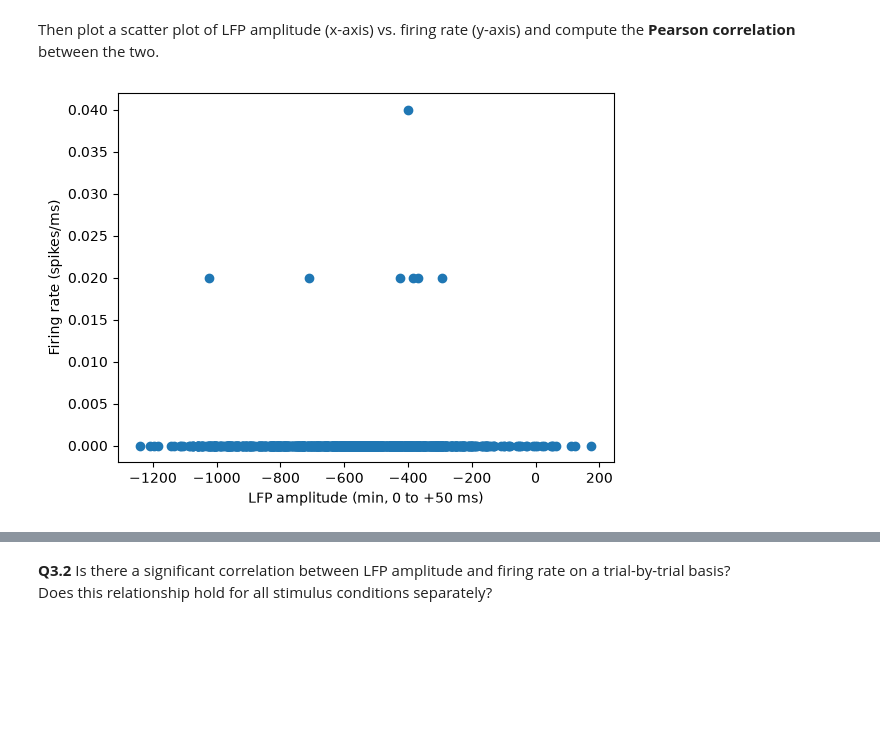
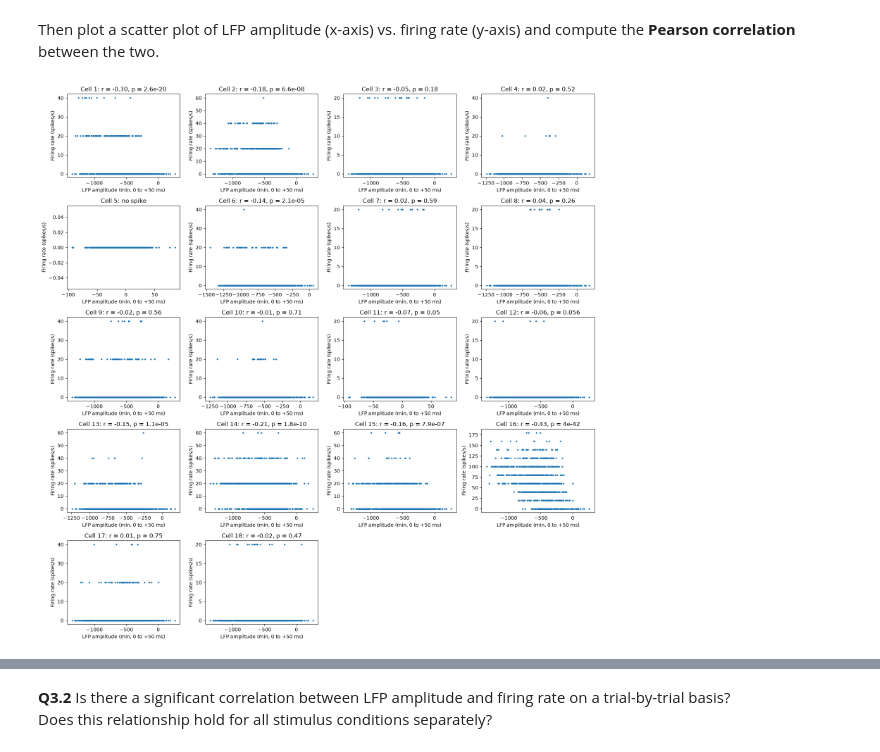
Before and after one commit to Elnettelucas/Groupe_21_HW_DataAnalysis_2026.ipynb, a Jupyter notebook: HW_SU_LFP_111026_student_2026.ipynb, the cells around one changed output, grey strips where cells are left out. Saved outputs shown, nothing was run; the diff lists cells and outputs as text; code cells hidden in the pictures; blank space fills up the shorter version.

```diff
--- a/HW_SU_LFP_111026_student_2026.ipynb
+++ b/HW_SU_LFP_111026_student_2026.ipynb
@@ -513,27 +539,61 @@ For each trial, compute:
 
 Then plot a scatter plot of LFP amplitude (x-axis) vs. firing rate (y-axis) and compute the **Pearson correlation** between the two.
 # %%
-n = 3                                   # Cell 4 (cells[0] = Cell 1) ; change n pour une autre cellule
-lfp = cells[n]['LFP']
-StimCond = cells[n]['StimCond']
+# 3.2 - Trial-by-trial LFP amplitude vs. firing rate, for the 18 cells
+lfp_amplitudes = []     # one array per cell: LFP minimum of each trial (900 values)
+firing_rates = []       # one array per cell: firing rate of each trial (900 values)
 
-# On découpe le LFP autour de chaque stimulus, comme pour Unit
-lfp_aligned = []
-for i in range(len(StimCond)):
-    stim_onset = StimCond[i, 0] + 50
-    lfp_aligned.append(lfp[stim_onset-50 : stim_onset+100])
-lfp_aligned = np.array(lfp_aligned)
+for n in range(len(cells)):
+    lfp = cells[n]['LFP']
+    StimCond = cells[n]['StimCond']
 
-# Pour chaque essai, entre 0 et +50 ms (colonnes 50 à 100)
-lfp_amplitude = np.min(lfp_aligned[:, 50:100], axis=1)             # minimum du LFP
-firing_rate = np.mean(unit_aligned[n][:, 50:100], axis=1)          # moyenne du tableau de spikes
+    # Cut the LFP around each stimulus, as for Unit
+    lfp_aligned = []
+    for i in range(len(StimCond)):
+        stim_onset = StimCond[i, 0] + 50
+        lfp_aligned.append(lfp[stim_onset-50 : stim_onset+100])
+    lfp_aligned = np.array(lfp_aligned)
 
-plt.scatter(lfp_amplitude, firing_rate)
-plt.xlabel('LFP amplitude (min, 0 to +50 ms)')
-plt.ylabel('Firing rate (spikes/ms)')
+    # For each trial, between 0 and +50 ms (columns 50 to 100)
+    lfp_amplitudes.append(np.min(lfp_aligned[:, 50:100], axis=1))              # LFP minimum
+    firing_rates.append(np.mean(unit_aligned[n][:, 50:100], axis=1) * 1000)   # mean of the spike array, spikes/ms -> spikes/s
+
+# Scatter plot for each cell, with the Pearson correlation in the title
+plt.figure(figsize=(16, 16))
+for n in range(len(cells)):
+    plt.subplot(5, 4, n+1)
+    plt.scatter(lfp_amplitudes[n], firing_rates[n], s=5)
+    if np.sum(firing_rates[n]) == 0:
+        # No spike at all: the correlation cannot be computed
+        plt.title('Cell ' + str(n+1) + ': no spike')
+    else:
+        r, p = stats.pearsonr(lfp_amplitudes[n], firing_rates[n])
+        plt.title(f"Cell {n+1}: r = {r:.2f}, p = {p:.2g}")
+    plt.xlabel('LFP amplitude (min, 0 to +50 ms)')
+    plt.ylabel('Firing rate (spikes/s)')
+plt.tight_layout()
 plt.show()
 
-r, p = stats.pearsonr(lfp_amplitude, firing_rate)
-print("Pearson correlation: r =", r, ", p =", p)
+# Pearson r for all trials, then for each digit separately
+conditions = [[2, 3, 4, 5], [2], [3], [4], [5]]     # digits kept in each column
+print("Pearson r between LFP amplitude and firing rate (* = p < 0.05)")
+print("Cell  trials with a spike        All     Digit2     Digit3     Digit4     Digit5")
+for n in range(len(cells)):
+    StimCond = cells[n]['StimCond']
+    n_spike_trials = np.sum(firing_rates[n] > 0)              # trials with at least one spike
+    line = f"{n+1:4d}  {n_spike_trials:19d}"
+    for digits in conditions:
+        keep = np.isin(StimCond[:, 1], digits)                # True for the trials of these digits
+        amp = lfp_amplitudes[n][keep]
+        rate = firing_rates[n][keep]
+        if np.sum(rate) == 0:
+            text = "no spike"
+        else:
+            r, p = stats.pearsonr(amp, rate)
+            text = f"{r:.2f}"
+            if p < 0.05:
+                text = text + "*"
+        line = line + f"{text:>11s}"                          # right-aligned in an 11-character column
+    print(line)
 # %% [output]
-[figure, old version]
+[figure, new version]
```
Also changed, not shown: parts of 12 cells of this notebook.
